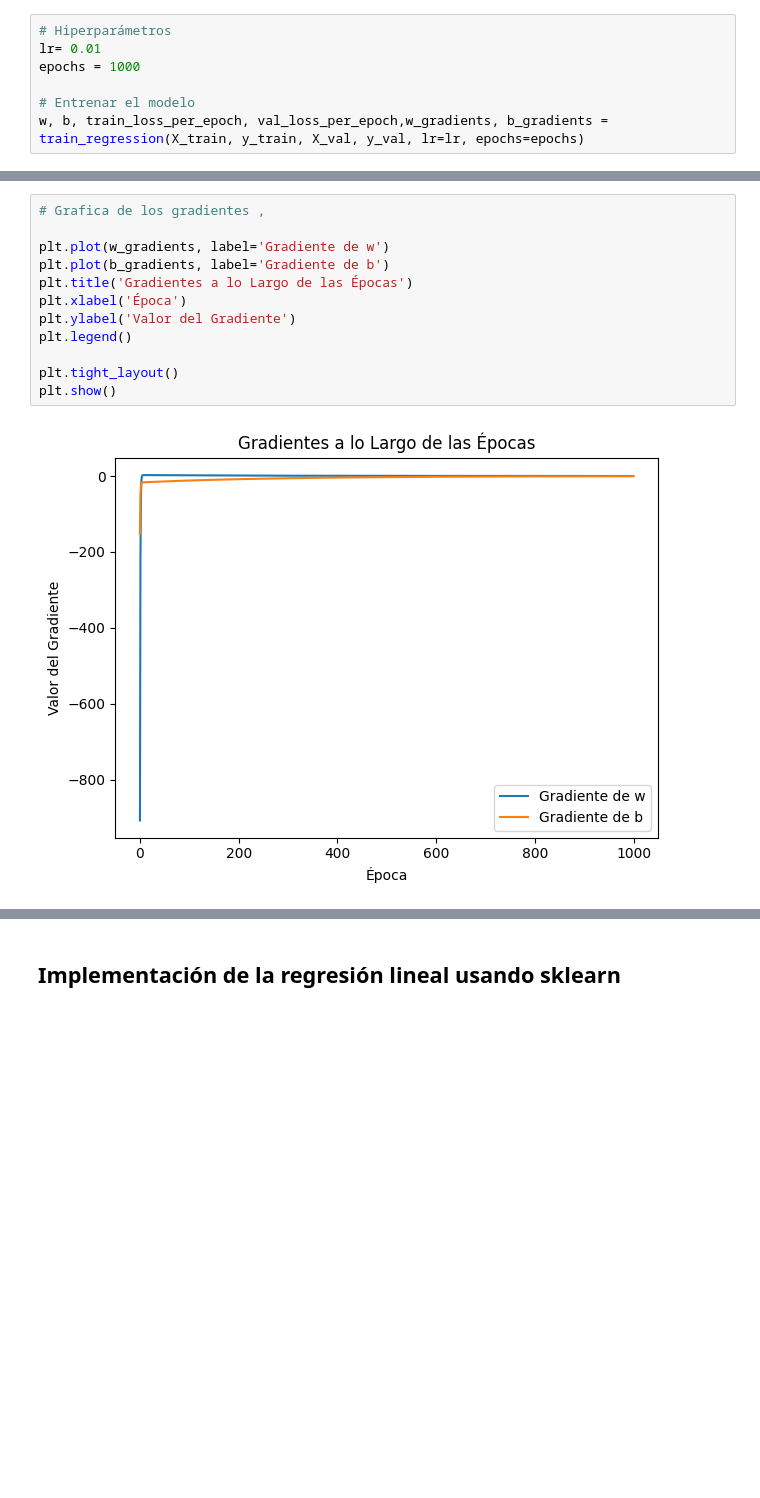
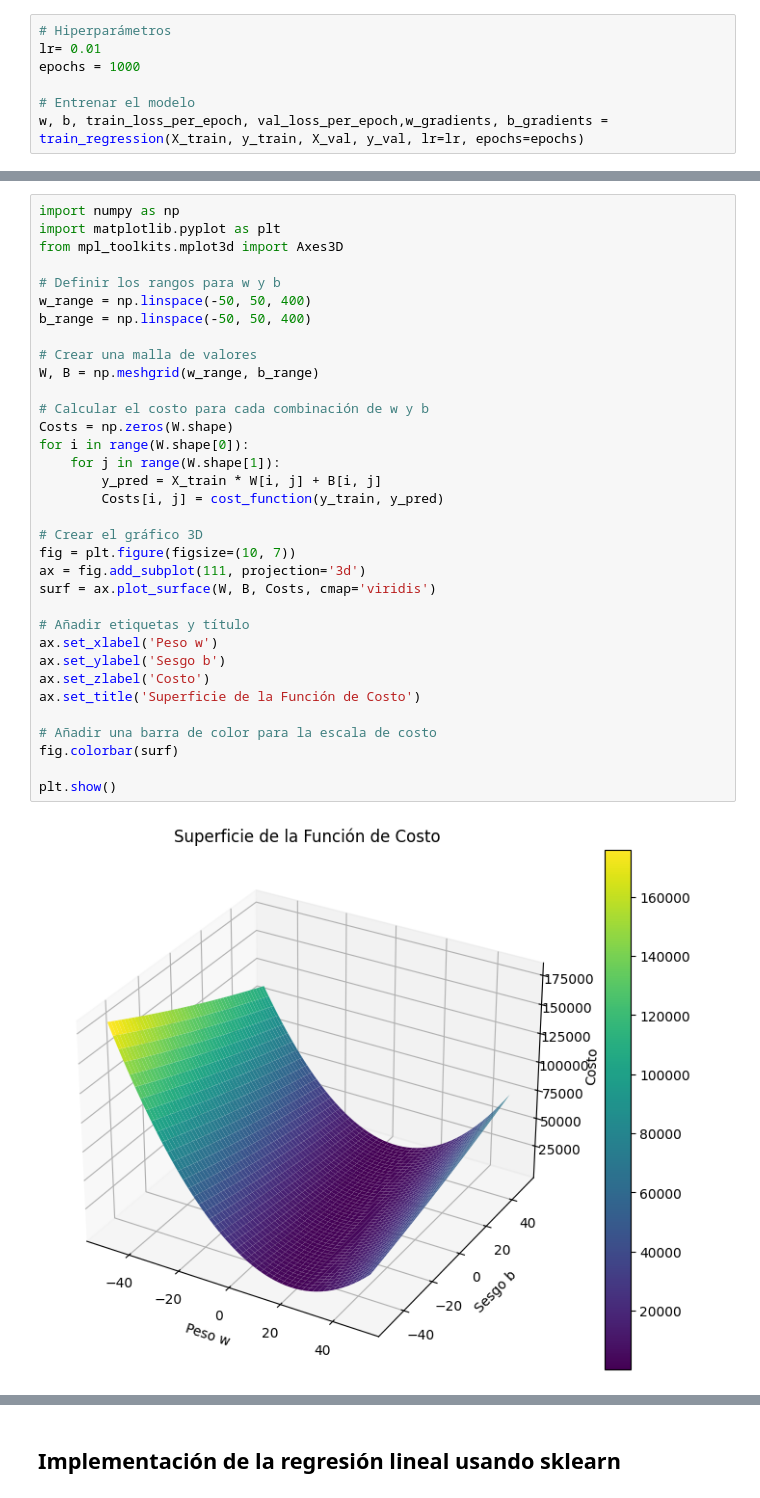
Before and after one commit to hugofmr/EDEM_MDA2324, a Jupyter notebook: Alumnos/ES/Josan_Rodrigo_Cortes/Machine_learning/EntregablesHechos/02_LinearRegressionImplementation (2).ipynb, the cells around one changed output, grey strips where cells are left out. Saved outputs shown, nothing was run; the diff lists cells and outputs as text; blank space fills up the shorter version.

```diff
--- a/Alumnos/ES/Josan_Rodrigo_Cortes/Machine_learning/EntregablesHechos/02_LinearRegressionImplementation (2).ipynb
+++ b/Alumnos/ES/Josan_Rodrigo_Cortes/Machine_learning/EntregablesHechos/02_LinearRegressionImplementation (2).ipynb
@@ -140,14 +140,36 @@ plt.show()
-# %%
-# Grafica de los gradientes ,
-
-plt.plot(w_gradients, label='Gradiente de w')
-plt.plot(b_gradients, label='Gradiente de b')
-plt.title('Gradientes a lo Largo de las Épocas')
-plt.xlabel('Época')
-plt.ylabel('Valor del Gradiente')
-plt.legend()
-
-plt.tight_layout()
-plt.show()
-# %% [output]
-[figure, removed]
+# %%
+import numpy as np
+import matplotlib.pyplot as plt
+from mpl_toolkits.mplot3d import Axes3D
+
+# Definir los rangos para w y b
+w_range = np.linspace(-50, 50, 400)
+b_range = np.linspace(-50, 50, 400)
+
+# Crear una malla de valores
+W, B = np.meshgrid(w_range, b_range)
+
+# Calcular el costo para cada combinación de w y b
+Costs = np.zeros(W.shape)
+for i in range(W.shape[0]):
+    for j in range(W.shape[1]):
+        y_pred = X_train * W[i, j] + B[i, j]
+        Costs[i, j] = cost_function(y_train, y_pred)
+
+# Crear el gráfico 3D
+fig = plt.figure(figsize=(10, 7))
+ax = fig.add_subplot(111, projection='3d')
+surf = ax.plot_surface(W, B, Costs, cmap='viridis')
+
+# Añadir etiquetas y título
+ax.set_xlabel('Peso w')
+ax.set_ylabel('Sesgo b')
+ax.set_zlabel('Costo')
+ax.set_title('Superficie de la Función de Costo')
+
+# Añadir una barra de color para la escala de costo
+fig.colorbar(surf)
+
+plt.show()
+# %% [output]
+[figure, added]
```
Also changed, not shown: parts of 10 cells of this notebook, 14 other files.
